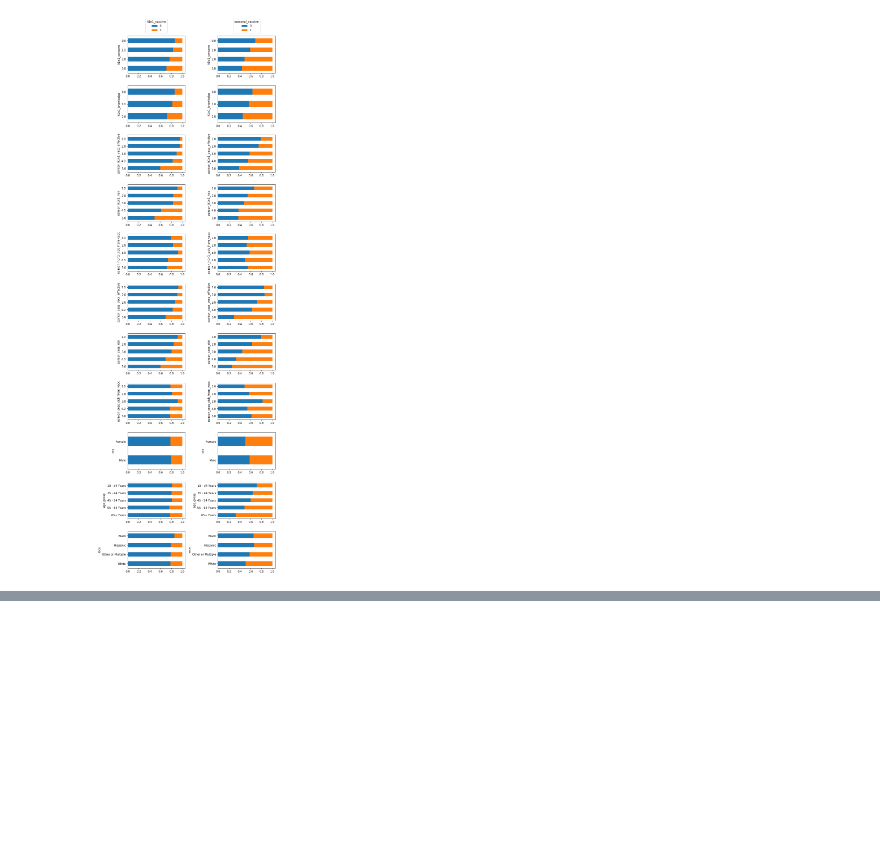
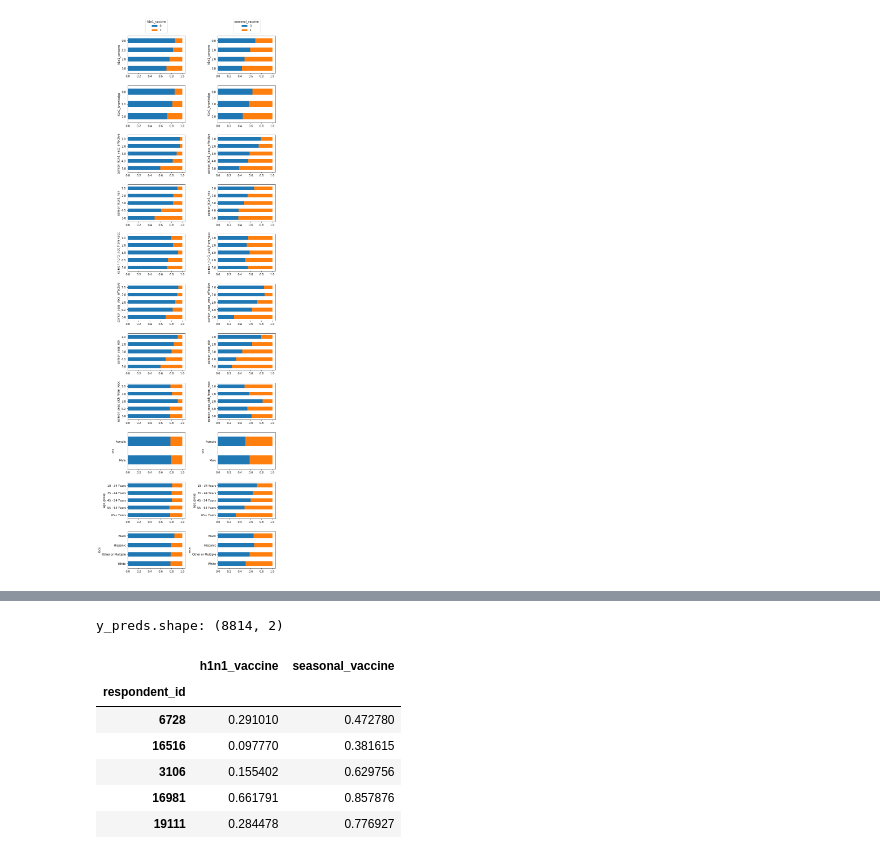
Before and after one commit to JamesMokua/Flu-Shot-Learning-Predict-H1N1-and-Seasonal-Flu-Vaccines, a Jupyter notebook: Flu_test2.ipynb, the cells around one changed output, grey strips where cells are left out. Saved outputs shown, nothing was run; the diff lists cells and outputs as text; code cells hidden in the pictures; blank space fills up the shorter version.

```diff
--- a/Flu_test2.ipynb
+++ b/Flu_test2.ipynb
@@ -226,0 +294,5 @@ fig.tight_layout()
+# %%
+# Estimator
+estimators = MultiOutputClassifier(
+    estimator=LogisticRegression(penalty="l2", C=1)
+)
@@ -226,0 +306,20 @@ fig.tight_layout()
+# %%
+# stratify model to have equal splits
+X_train, X_eval, y_train, y_eval = train_test_split(
+    features_df,
+    labels_df,
+    test_size=0.33,
+    shuffle=True,
+    stratify=labels_df,
+    random_state=RANDOM_SEED
+)
+# %%
+%%time
+
+# Train model
+full_pipeline.fit(X_train, y_train)
+
+# Predict on evaluation set
+# This competition wants probabilities, not labels
+preds = full_pipeline.predict_proba(X_eval)
+preds
@@ -226,0 +342,19 @@ fig.tight_layout()
+# %%
+y_preds = pd.DataFrame(
+    {
+        "h1n1_vaccine": preds[0][:, 1],
+        "seasonal_vaccine": preds[1][:, 1],
+    },
+    index = y_eval.index
+)
+print("y_preds.shape:", y_preds.shape)
+y_preds.head()
+# %% [output]
+y_preds.shape: (8814, 2)
+|  | h1n1_vaccine | seasonal_vaccine |
+| respondent_id |  |  |
+| 6728 | 0.291010 | 0.472780 |
+| 16516 | 0.097770 | 0.381615 |
+| 3106 | 0.155402 | 0.629756 |
+| 16981 | 0.661791 | 0.857876 |
+| 19111 | 0.284478 | 0.776927 |
```
Also changed, not shown: parts of 17 cells of this notebook, 2 other files.
